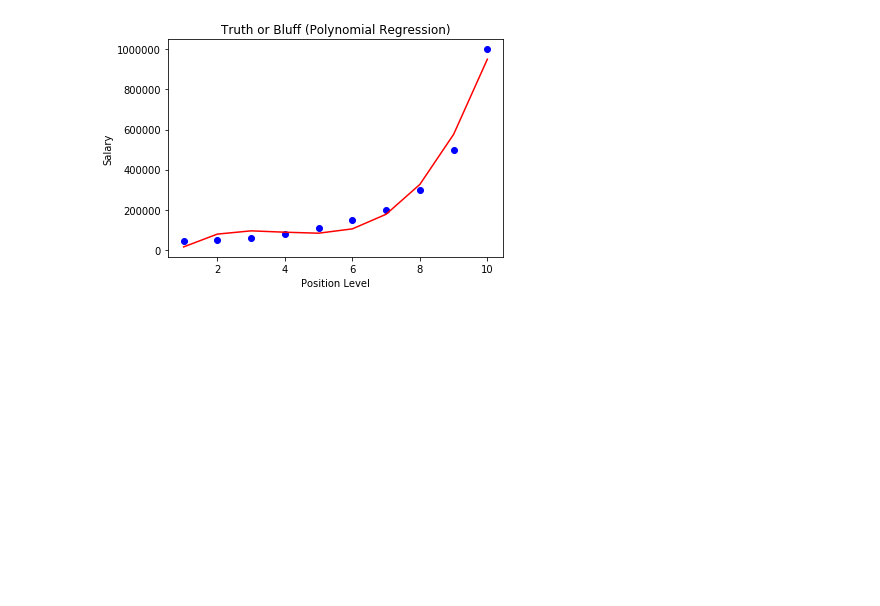
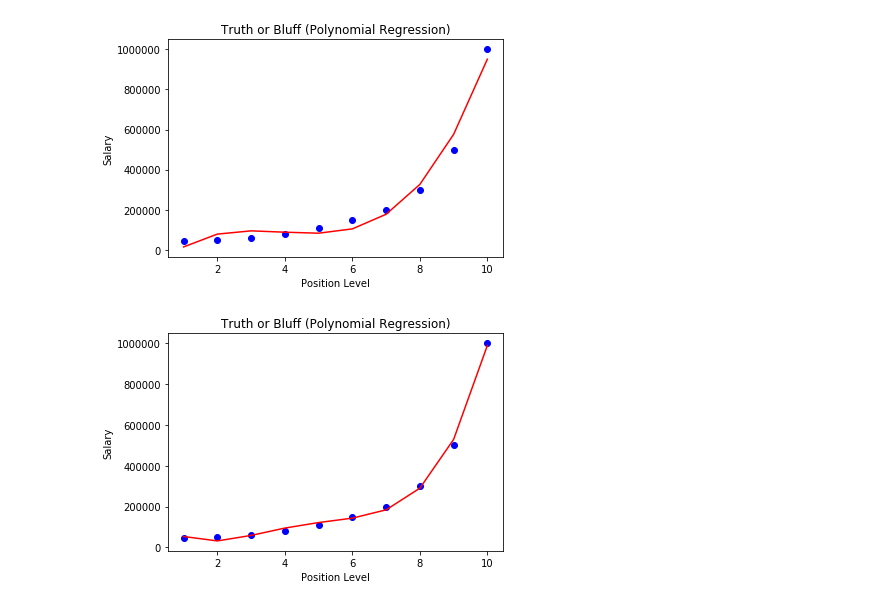
Before and after one commit to enricoaquilina/data-science, a Jupyter notebook: PolynomialRegression/PolynomialRegression.ipynb, the cells around one changed output. Cells and saved outputs as stored; diff of their text form; code cells hidden in the pictures; blank space fills up the shorter version.

Commit message:
finishing polynomiual regression

```diff
--- a/PolynomialRegression/PolynomialRegression.ipynb
+++ b/PolynomialRegression/PolynomialRegression.ipynb
@@ -58,3 +58,20 @@ plt.title('Truth or Bluff (Polynomial Regression)')
 plt.show()
 # %% [output]
 [figure]
+# %%
+poly_reg2 = PolynomialFeatures(degree=4)
+# create a matrix with these polynomial features
+X_poly2 = poly_reg2.fit_transform(X, y)
+
+lin_reg3 = LinearRegression()
+lin_reg3.fit(X_poly2, y)
+
+# visualise the polynomial regression results
+plt.scatter(X, y, color='blue')
+plt.plot(X, lin_reg3.predict(poly_reg2.fit_transform(X)), color='red')
+plt.xlabel('Position Level')
+plt.ylabel('Salary')
+plt.title('Truth or Bluff (Polynomial Regression)')
+plt.show()
+# %% [output]
+[figure, added]
```
Also changed, not shown: parts of 1 cell of this notebook, 2 other files.
